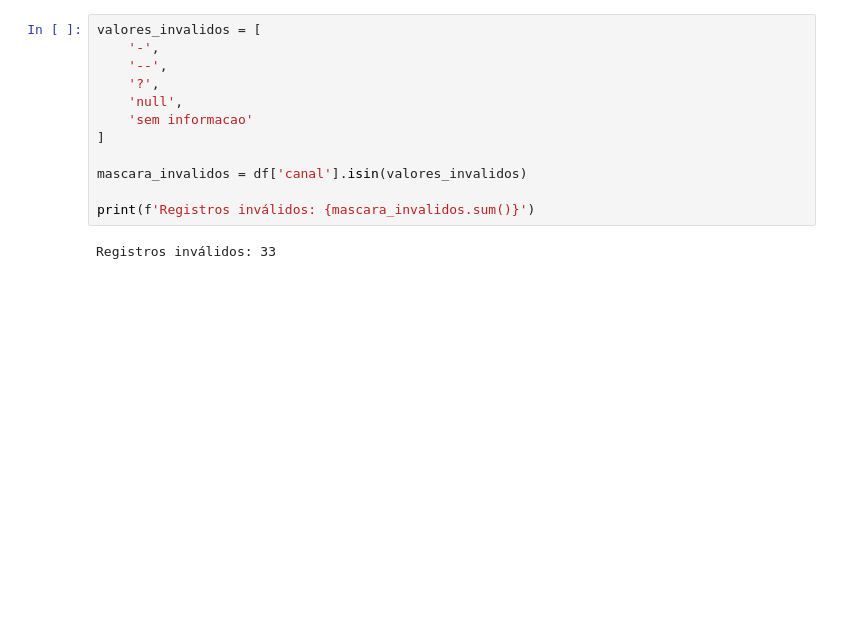
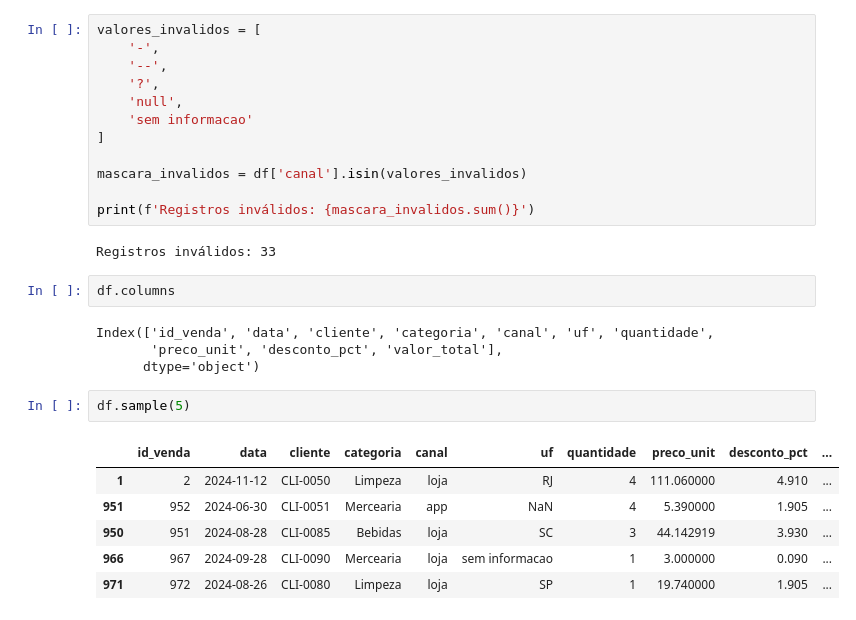
Before and after one commit to CRDset22/Projeto-Varejo, a Jupyter notebook: notebooks/02-diagnostico.ipynb, the cells around one changed output. Saved outputs shown, nothing was run; the diff lists cells and outputs as text; blank space fills up the shorter version.

```diff
--- a/notebooks/02-diagnostico.ipynb
+++ b/notebooks/02-diagnostico.ipynb
@@ -305,3 +305,18 @@ mascara_invalidos = df['canal'].isin(valores_invalidos)
 print(f'Registros inválidos: {mascara_invalidos.sum()}')
 # %% [output]
 Registros inválidos: 33
+# %%
+df.columns
+# %% [output]
+Index(['id_venda', 'data', 'cliente', 'categoria', 'canal', 'uf', 'quantidade',
+       'preco_unit', 'desconto_pct', 'valor_total'],
+      dtype='object')
+# %%
+df.sample(5)
+# %% [output]
+|  | id_venda | data | cliente | categoria | canal | uf | quantidade | preco_unit | desconto_pct | ... |
+| 1 | 2 | 2024-11-12 | CLI-0050 | Limpeza | loja | RJ | 4 | 111.060000 | 4.910 | ... |
+| 951 | 952 | 2024-06-30 | CLI-0051 | Mercearia | app | NaN | 4 | 5.390000 | 1.905 | ... |
+| 950 | 951 | 2024-08-28 | CLI-0085 | Bebidas | loja | SC | 3 | 44.142919 | 3.930 | ... |
+| 966 | 967 | 2024-09-28 | CLI-0090 | Mercearia | loja | sem informacao | 1 | 3.000000 | 0.090 | ... |
+| 971 | 972 | 2024-08-26 | CLI-0080 | Limpeza | loja | SP | 1 | 19.740000 | 1.905 | ... |
```
